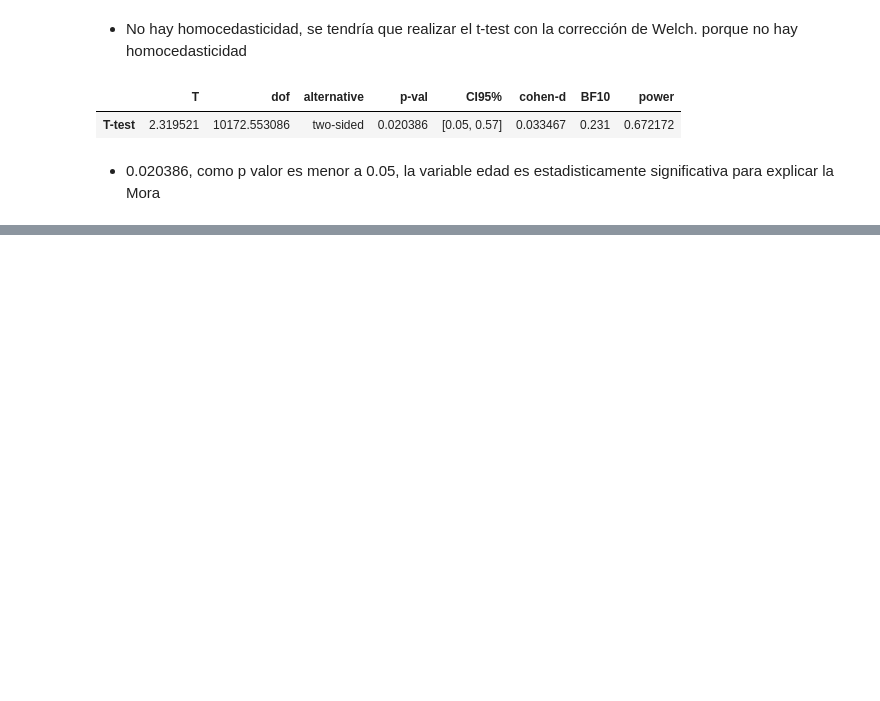
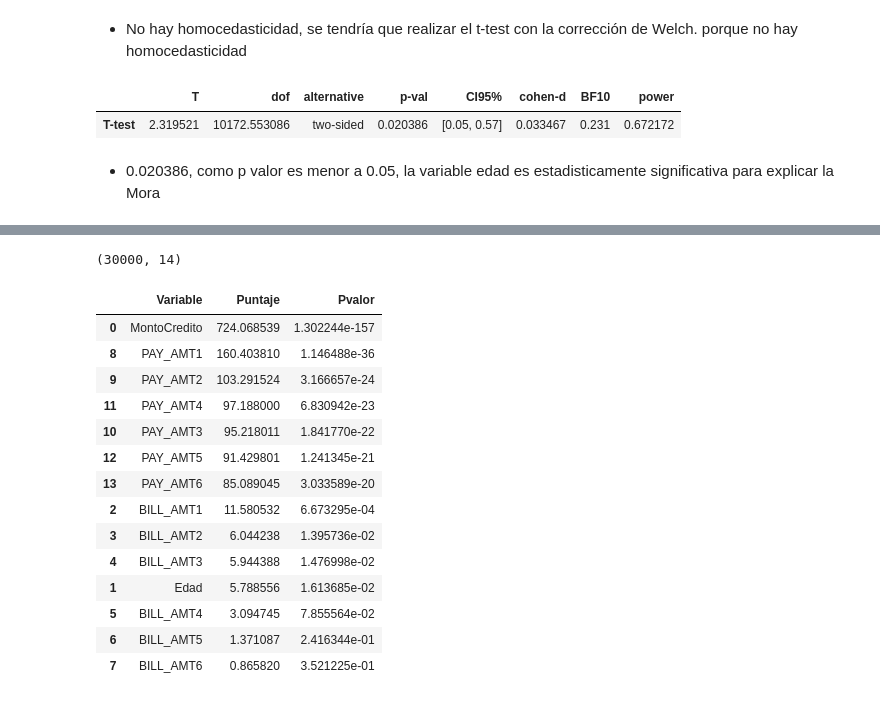
Before and after one commit to Oscar19922017/ModeloCredit2023, a Jupyter notebook: 2_EDA.ipynb, the cells around one changed output, grey strips where cells are left out. Cells and saved outputs as stored; diff of their text form; code cells hidden in the pictures; blank space fills up the shorter version.

```diff
--- a/2_EDA.ipynb
+++ b/2_EDA.ipynb
@@ -587,0 +613,37 @@ pg.ttest(x=EdadMorosos,y=EdadNoMorosos,correction=True)
+# %%
+def ImportanciaVariablesSeleccion(x_select,y,funcion,metodo="Estadistico"):
+
+    # Calcula el número de variables en el conjunto de datos
+    NumeroVariables=x_select.shape[1]
+
+    # Crea un objeto MejoresPredictores usando SelectKBest
+    # Calcular los puntajes o p valores de importancia o significancia estadistica
+
+    MejoresPredictores=SelectKBest(score_func=funcion,k= NumeroVariables) # instanciar
+
+    ## Ajusta MejoresPredictores a los datos
+
+    ajuste= MejoresPredictores.fit(x_select,y) ## Pasar los datos
+
+    # Resultados
+
+    Variables=pd.DataFrame(x_select.columns)
+    Puntajes= pd.DataFrame(ajuste.scores_) ## Extraer los puntajes
+
+    if (metodo=="Estadistico"):
+        Pvalor=pd.DataFrame(ajuste.pvalues_)
+        ## Tabla de resultados
+        Tabla_Resultado=pd.concat([Variables,Puntajes,Pvalor],axis=1)
+        Tabla_Resultado.columns=["Variable","Puntaje","Pvalor"]
+
+    else:
+        Tabla_Resultado=pd.concat([Variables,Puntajes],axis=1)
+        Tabla_Resultado.columns=["Variable","Puntaje"]
+
+    return Tabla_Resultado.sort_values("Puntaje",ascending=False)
+# %%
+VariablesNumericas=df[num_columns]
+# %%
+VariablesNumericas.shape
+# %% [output]
+(30000, 14)
@@ -587,0 +654,18 @@ pg.ttest(x=EdadMorosos,y=EdadNoMorosos,correction=True)
+# %%
+ResultadoTestAnova
+# %% [output]
+|  | Variable | Puntaje | Pvalor |
+| 0 | MontoCredito | 724.068539 | 1.302244e-157 |
+| 8 | PAY_AMT1 | 160.403810 | 1.146488e-36 |
+| 9 | PAY_AMT2 | 103.291524 | 3.166657e-24 |
+| 11 | PAY_AMT4 | 97.188000 | 6.830942e-23 |
+| 10 | PAY_AMT3 | 95.218011 | 1.841770e-22 |
+| 12 | PAY_AMT5 | 91.429801 | 1.241345e-21 |
+| 13 | PAY_AMT6 | 85.089045 | 3.033589e-20 |
+| 2 | BILL_AMT1 | 11.580532 | 6.673295e-04 |
+| 3 | BILL_AMT2 | 6.044238 | 1.395736e-02 |
+| 4 | BILL_AMT3 | 5.944388 | 1.476998e-02 |
+| 1 | Edad | 5.788556 | 1.613685e-02 |
+| 5 | BILL_AMT4 | 3.094745 | 7.855564e-02 |
+| 6 | BILL_AMT5 | 1.371087 | 2.416344e-01 |
+| 7 | BILL_AMT6 | 0.865820 | 3.521225e-01 |
```
Also changed, not shown: parts of 11 cells of this notebook.
